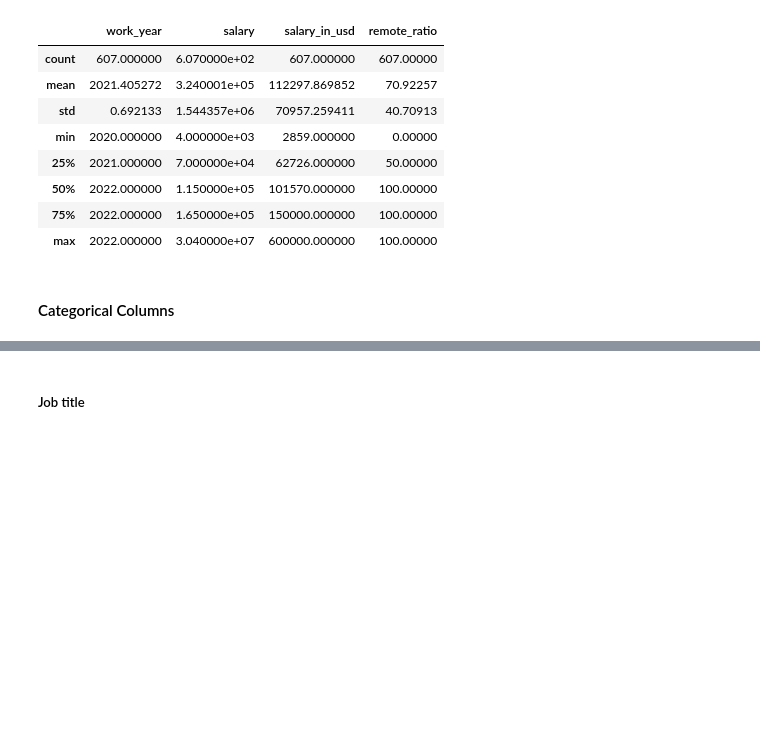
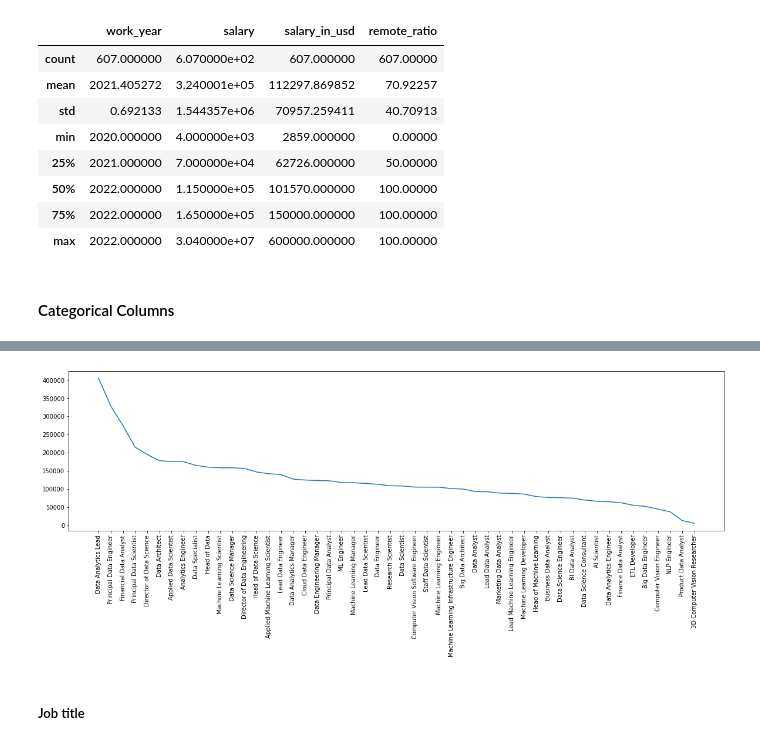
Before and after one commit to mateuszreliga/DS_Job_Salaries, a Jupyter notebook: ds_salaries.ipynb, the cells around one changed output, grey strips where cells are left out. Saved outputs shown, nothing was run; the diff lists cells and outputs as text; code cells hidden in the pictures; blank space fills up the shorter version.

Commit message:
Salary analyse added

```diff
--- a/ds_salaries.ipynb
+++ b/ds_salaries.ipynb
@@ -90,0 +106,3 @@ df.describe()
+# %%
+df_salary = df[["work_year", "salary_in_usd"]].groupby("work_year").mean()
+df_salary_job_title =df[["job_title", "salary_in_usd"]].groupby("job_title").mean()
@@ -91,3 +131,10 @@ df.describe()
+# %%
+plt.figure(figsize=(20,5))
+plt.plot(df_salary_job_title.sort_values(by="salary_in_usd", ascending=False))
+plt.xticks(rotation=90)
+plt.show()
+# %% [output]
+[figure, added]
 # %% [markdown]
 ##### Job title
 # %%
```
Also changed, not shown: parts of 9 cells of this notebook.
